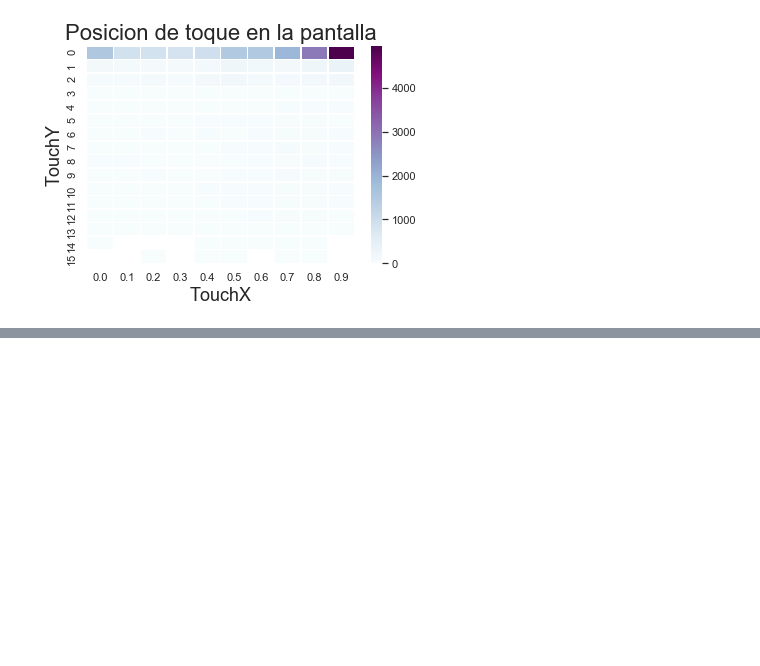
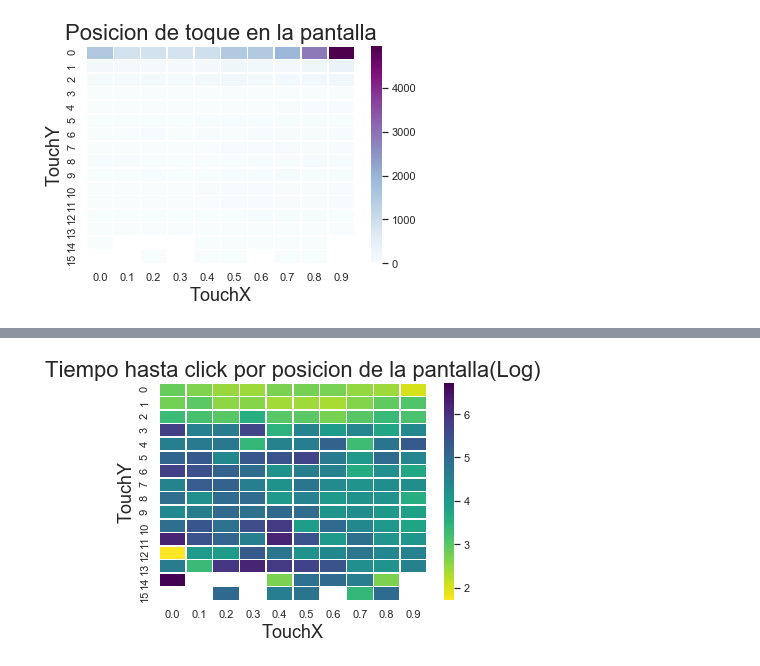
Before and after one commit to EugeniaFranchi/TP-Datos-2019, a Jupyter notebook: Clicks.ipynb, the cells around one changed output, grey strips where cells are left out. Saved outputs shown, nothing was run; the diff lists cells and outputs as text; code cells hidden in the pictures; blank space fills up the shorter version.

```diff
--- a/Clicks.ipynb
+++ b/Clicks.ipynb
@@ -300,0 +334,7 @@ g.set_ylabel("TouchY", fontsize=18);
+# %%
+g = sns.heatmap(timeToClick_heatmap, linewidths=.5, cmap="viridis_r") # annot=True
+g.set_title("Tiempo hasta click por posicion de la pantalla(Log)", fontsize=22)
+g.set_xlabel("TouchX",fontsize=18)
+g.set_ylabel("TouchY", fontsize=18);
+# %% [output]
+[figure, added]
```
Also changed, not shown: parts of 17 cells of this notebook.
